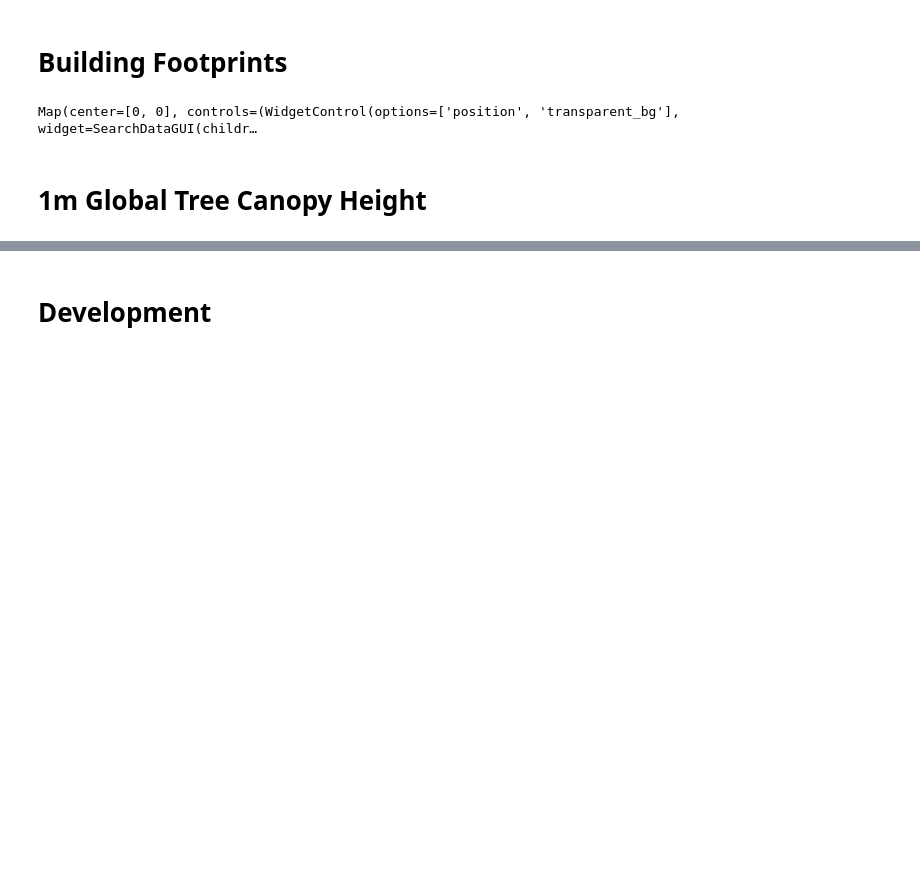
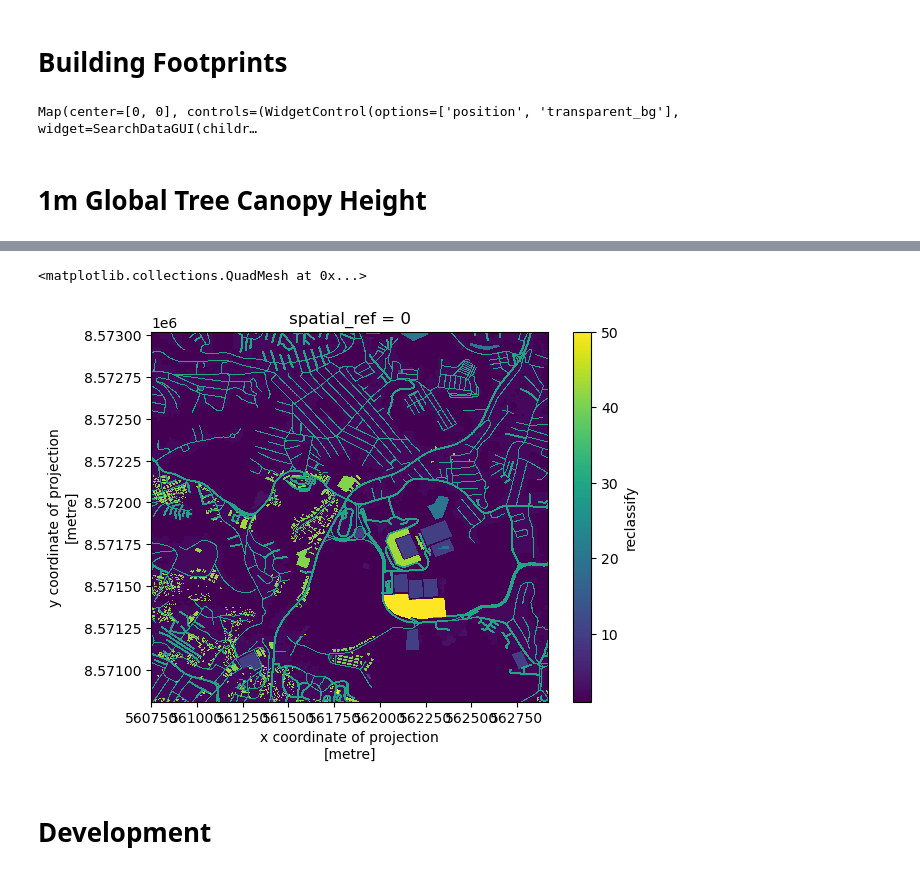
Before and after one commit to wri/cities-cif, a Jupyter notebook: notebooks/tutorial/get layers.ipynb, the cells around one changed output, grey strips where cells are left out. Drawn from its saved outputs; the diff is of its cells as text; code cells hidden in the pictures; blank space fills up the shorter version.

Commit message:
add test for Smart Surface LULC

```diff
--- a/notebooks/tutorial/get layers.ipynb
+++ b/notebooks/tutorial/get layers.ipynb
@@ -389,0 +398,8 @@ city_TreeCanopyHeight.plot()
+# %%
+# Get smaller area
+city_centroid = city_gdf.centroid
+city_centroid_buffer = city_centroid.buffer(0.01)
+# %%
+# Load Smart Surface LULC layer
+city_SmartSurfaceLULC = SmartSurfaceLULC().get_data(city_centroid_buffer.total_bounds)
+city_SmartSurfaceLULC
@@ -390,3 +430,8 @@ city_TreeCanopyHeight.plot()
+# %%
+city_SmartSurfaceLULC.plot()
+# %% [output]
+<matplotlib.collections.QuadMesh at 0x...>
+[figure, added]
 # %% [markdown]
 # Development
 # %%
```
Also changed, not shown: parts of 7 cells of this notebook, 3 other files.
